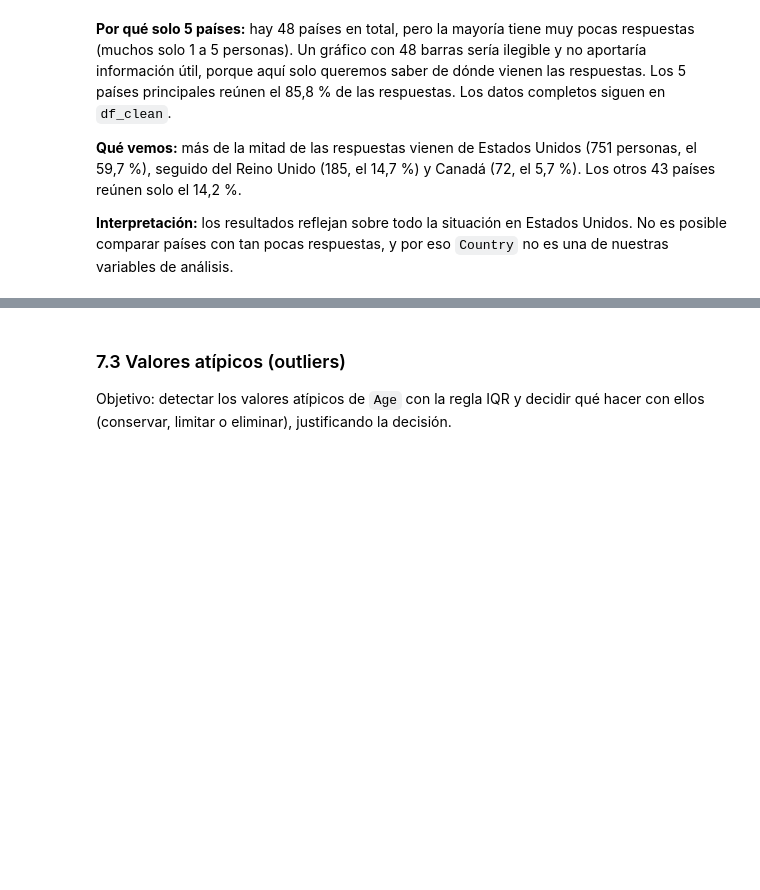
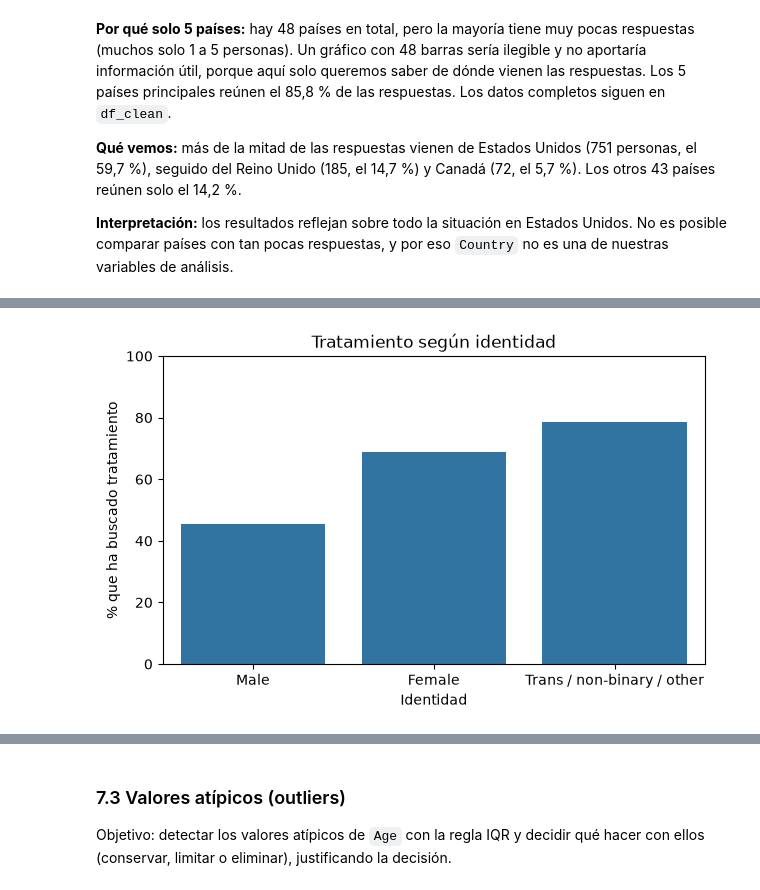
Before and after one commit to IA-P1-BCN/ai_project_EDA-charlotte_doulcet, a Jupyter notebook: eda.ipynb, the cells around one changed output, grey strips where cells are left out. Cells and saved outputs as stored; diff of their text form; code cells hidden in the pictures; blank space fills up the shorter version.

```diff
--- a/eda.ipynb
+++ b/eda.ipynb
@@ -767,0 +808,3 @@ _Pendiente._
+# %%
+tabla_id = pd.crosstab(df_clean["identities"], df_clean["treatment"], normalize="index") * 100
+tabla_id.round(1)
@@ -767,0 +817,11 @@ _Pendiente._
+# %%
+plt.figure(figsize=(7, 4))
+sns.barplot(x=tabla_id.index, y=tabla_id["Yes"],
+            order=["Male", "Female", "Trans / non-binary / other"])
+plt.title("Tratamiento según identidad")
+plt.xlabel("Identidad")
+plt.ylabel("% que ha buscado tratamiento")
+plt.ylim(0, 100)
+plt.show()
+# %% [output]
+[figure, added]
```
Also changed, not shown: parts of 61 cells of this notebook, 1 other file.
